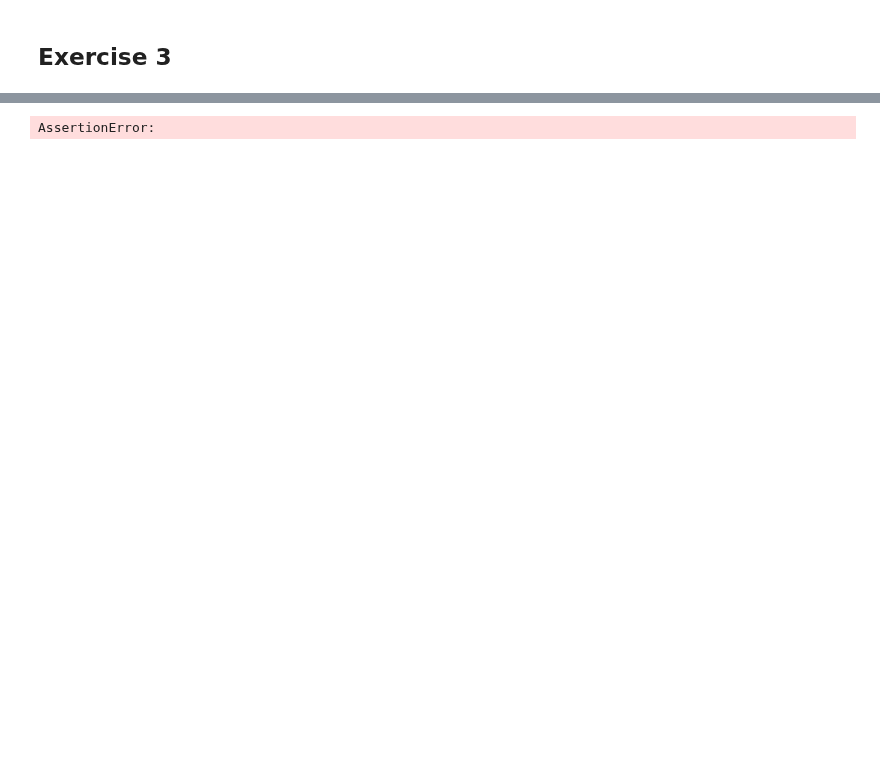
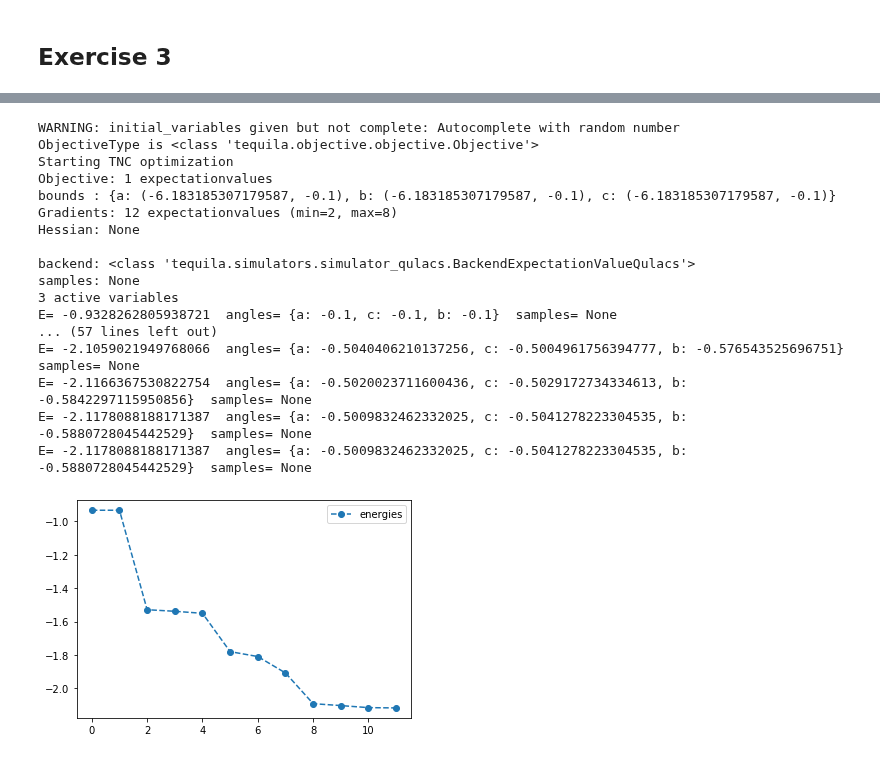
Before and after one commit to tequilahub/tequila, a Jupyter notebook: tutorials/SciPyOptimizers.ipynb, the cells around one changed output, grey strips where cells are left out. Saved outputs shown, nothing was run; the diff lists cells and outputs as text; code cells hidden in the pictures; blank space fills up the shorter version.

```diff
--- a/tutorials/SciPyOptimizers.ipynb
+++ b/tutorials/SciPyOptimizers.ipynb
@@ -409,13 +441,30 @@ E= 0.0  angles= {b: 0.0, a: 0.0}  samples= None
 # %%
 # bounding the variables to keep it away from the stationary point which occurs at 0 and is periodic in 2pi
 # using negative values since that converges faster
 zeroes = {'a':0.0, 'b':0.0}
 shift = 1.0
-bounds = {'a':(-2*numpy.pi+0.1, -0.1), 'b':(-2*numpy.pi+0.1, -0.1) }
+bounds = {'a':(-2*numpy.pi+0.1, -0.1), 'b':(-2*numpy.pi+0.1, -0.1), 'c':(-2*numpy.pi+0.1, -0.1) }
 O = tq.Objective.ExpectationValue(U=U, H=H)
 result = tq.optimizer_scipy.minimize(objective=O, method='TNC', initial_values=zeroes, method_bounds=bounds)
 result.history.plot()
 # %% [output]
-AssertionError:
+WARNING: initial_variables given but not complete: Autocomplete with random number
+ObjectiveType is <class 'tequila.objective.objective.Objective'>
+Starting TNC optimization
+Objective: 1 expectationvalues
+bounds : {a: (-6.183185307179587, -0.1), b: (-6.183185307179587, -0.1), c: (-6.183185307179587, -0.1)}
+Gradients: 12 expectationvalues (min=2, max=8)
+Hessian: None
+
+backend: <class 'tequila.simulators.simulator_qulacs.BackendExpectationValueQulacs'>
+samples: None
+3 active variables
+E= -0.9328262805938721  angles= {a: -0.1, c: -0.1, b: -0.1}  samples= None
+... (57 lines left out)
+E= -2.1059021949768066  angles= {a: -0.5040406210137256, c: -0.5004961756394777, b: -0.576543525696751}  samples= None
+E= -2.1166367530822754  angles= {a: -0.5020023711600436, c: -0.5029172734334613, b: -0.5842297115950856}  samples= None
+E= -2.1178088188171387  angles= {a: -0.5009832462332025, c: -0.5041278223304535, b: -0.5880728045442529}  samples= None
+E= -2.1178088188171387  angles= {a: -0.5009832462332025, c: -0.5041278223304535, b: -0.5880728045442529}  samples= None
+[figure, added]
 # %%
 result.history.plot('angles')
```
Also changed, not shown: parts of 13 cells of this notebook, 1 other file.
